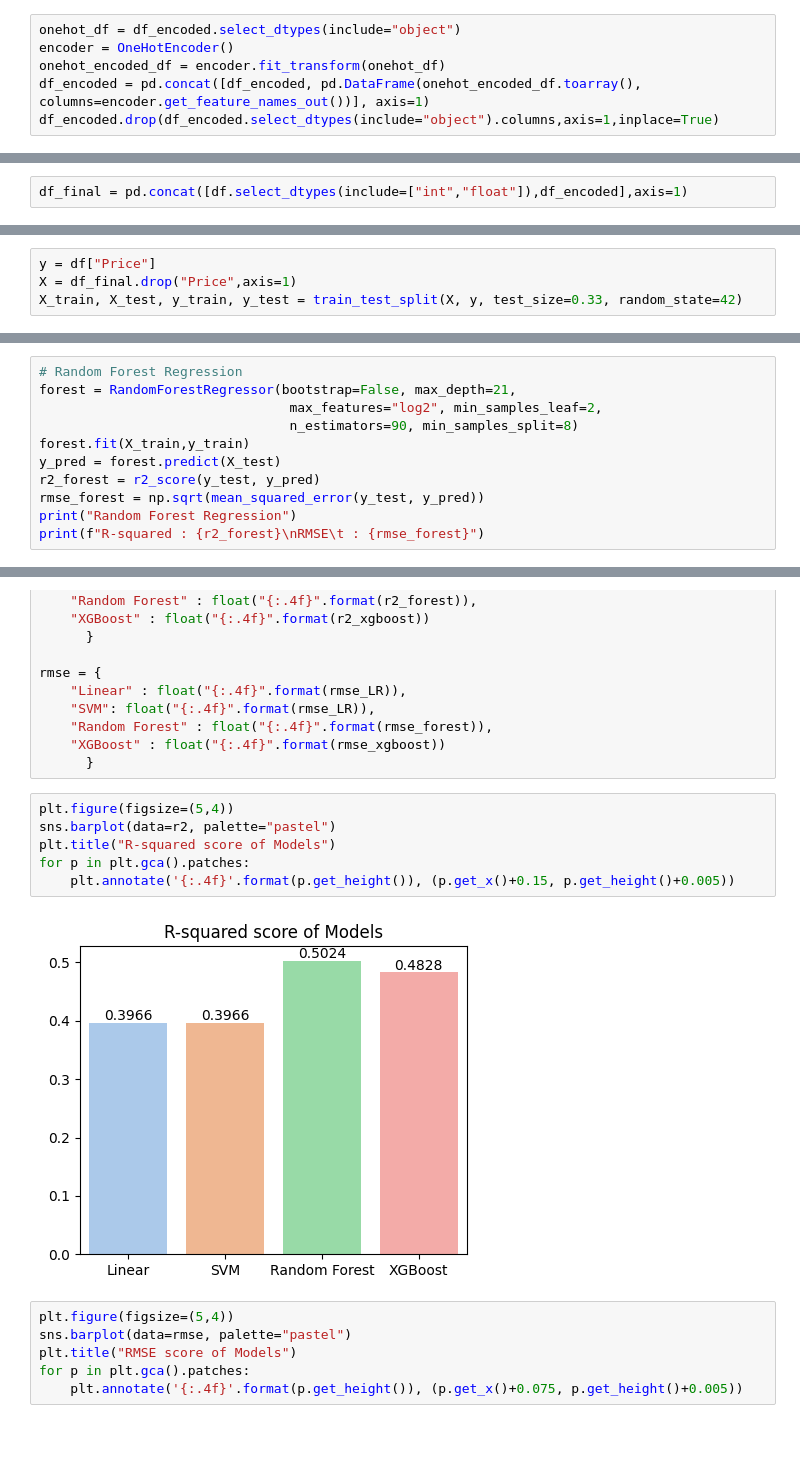
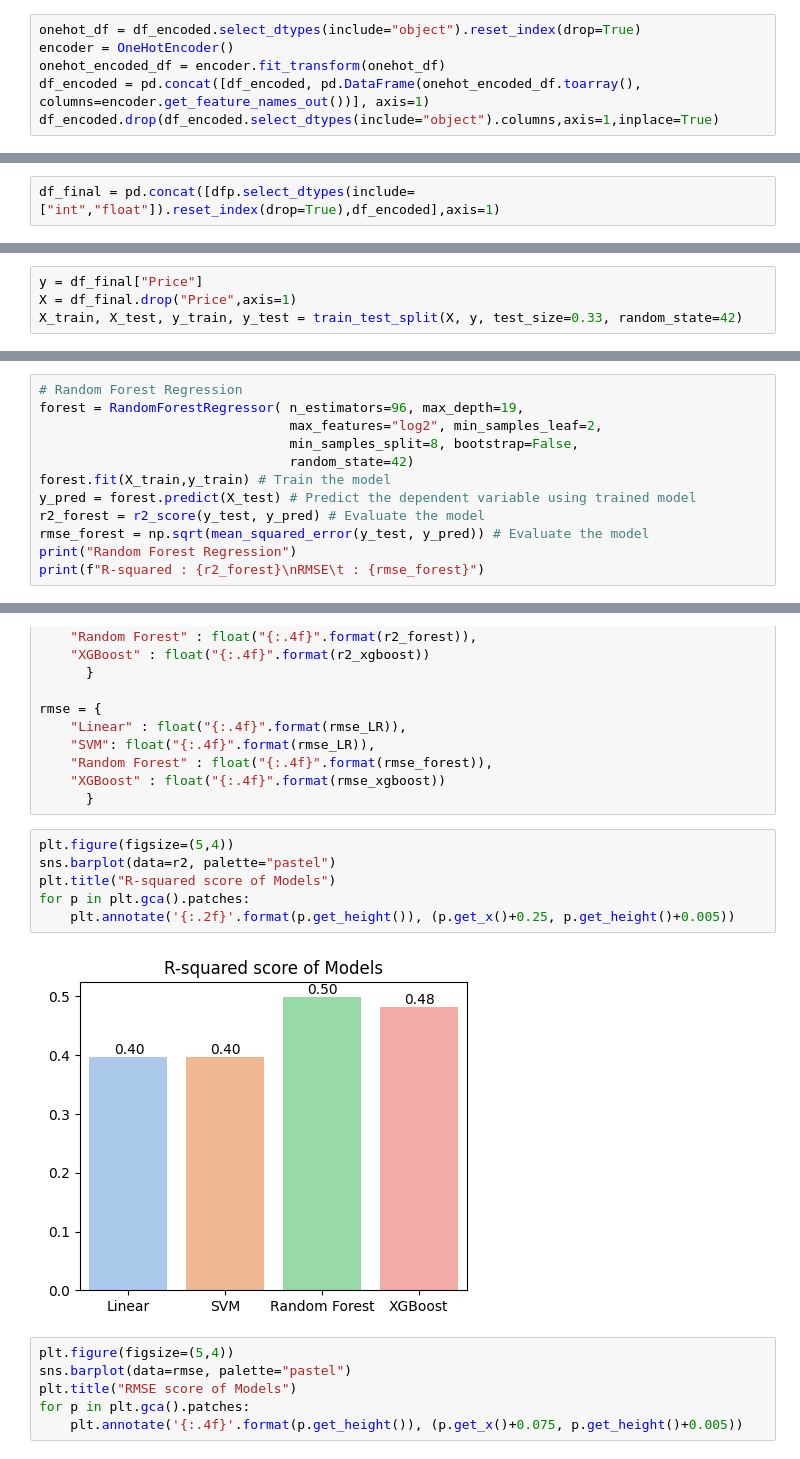
Before and after one commit to khairul746/Laptop-Price-Prediction-Analysis, a Jupyter notebook: laptop-price-analysis.ipynb, the cells around one changed output, grey strips where cells are left out. Saved outputs shown, nothing was run; the diff lists cells and outputs as text.

```diff
--- a/laptop-price-analysis.ipynb
+++ b/laptop-price-analysis.ipynb
@@ -458,5 +475,5 @@ df_encoded.drop("Condition",axis=1,inplace=True)
 # %%
-onehot_df = df_encoded.select_dtypes(include="object")
+onehot_df = df_encoded.select_dtypes(include="object").reset_index(drop=True)
 encoder = OneHotEncoder()
 onehot_encoded_df = encoder.fit_transform(onehot_df)
 df_encoded = pd.concat([df_encoded, pd.DataFrame(onehot_encoded_df.toarray(), columns=encoder.get_feature_names_out())], axis=1)
@@ -470,9 +481,9 @@ df_standard = scaler.fit_transform(z_df)
 # %%
-df_final = pd.concat([df.select_dtypes(include=["int","float"]),df_encoded],axis=1)
+df_final = pd.concat([dfp.select_dtypes(include=["int","float"]).reset_index(drop=True),df_encoded],axis=1)
 # %% [markdown]
 #### Train Test Split
 # %%
-y = df["Price"]
+y = df_final["Price"]
 X = df_final.drop("Price",axis=1)
 X_train, X_test, y_train, y_test = train_test_split(X, y, test_size=0.33, random_state=42)
 # %% [markdown]
@@ -518,13 +529,14 @@ R-squared : 0.3458446341233886
 RMSE     : 185.93636682205664
 # %%
 # Random Forest Regression
-forest = RandomForestRegressor(bootstrap=False, max_depth=21,
+forest = RandomForestRegressor( n_estimators=96, max_depth=19,
                                 max_features="log2", min_samples_leaf=2,
-                                n_estimators=90, min_samples_split=8)
-forest.fit(X_train,y_train)
-y_pred = forest.predict(X_test)
-r2_forest = r2_score(y_test, y_pred)
-rmse_forest = np.sqrt(mean_squared_error(y_test, y_pred))
+                                min_samples_split=8, bootstrap=False,
+                                random_state=42)
+forest.fit(X_train,y_train) # Train the model
+y_pred = forest.predict(X_test) # Predict the dependent variable using trained model
+r2_forest = r2_score(y_test, y_pred) # Evaluate the model
+rmse_forest = np.sqrt(mean_squared_error(y_test, y_pred)) # Evaluate the model
 print("Random Forest Regression")
 print(f"R-squared : {r2_forest}\nRMSE\t : {rmse_forest}")
 # %% [output]
@@ -561,11 +573,11 @@ rmse = {
 # %%
 plt.figure(figsize=(5,4))
 sns.barplot(data=r2, palette="pastel")
 plt.title("R-squared score of Models")
 for p in plt.gca().patches:
-    plt.annotate('{:.4f}'.format(p.get_height()), (p.get_x()+0.15, p.get_height()+0.005))
+    plt.annotate('{:.2f}'.format(p.get_height()), (p.get_x()+0.25, p.get_height()+0.005))
 # %% [output]
-[figure, old version]
+[figure, new version]
 # %%
 plt.figure(figsize=(5,4))
 sns.barplot(data=rmse, palette="pastel")
```
Also changed, not shown: parts of 45 cells of this notebook, 1 other file.
